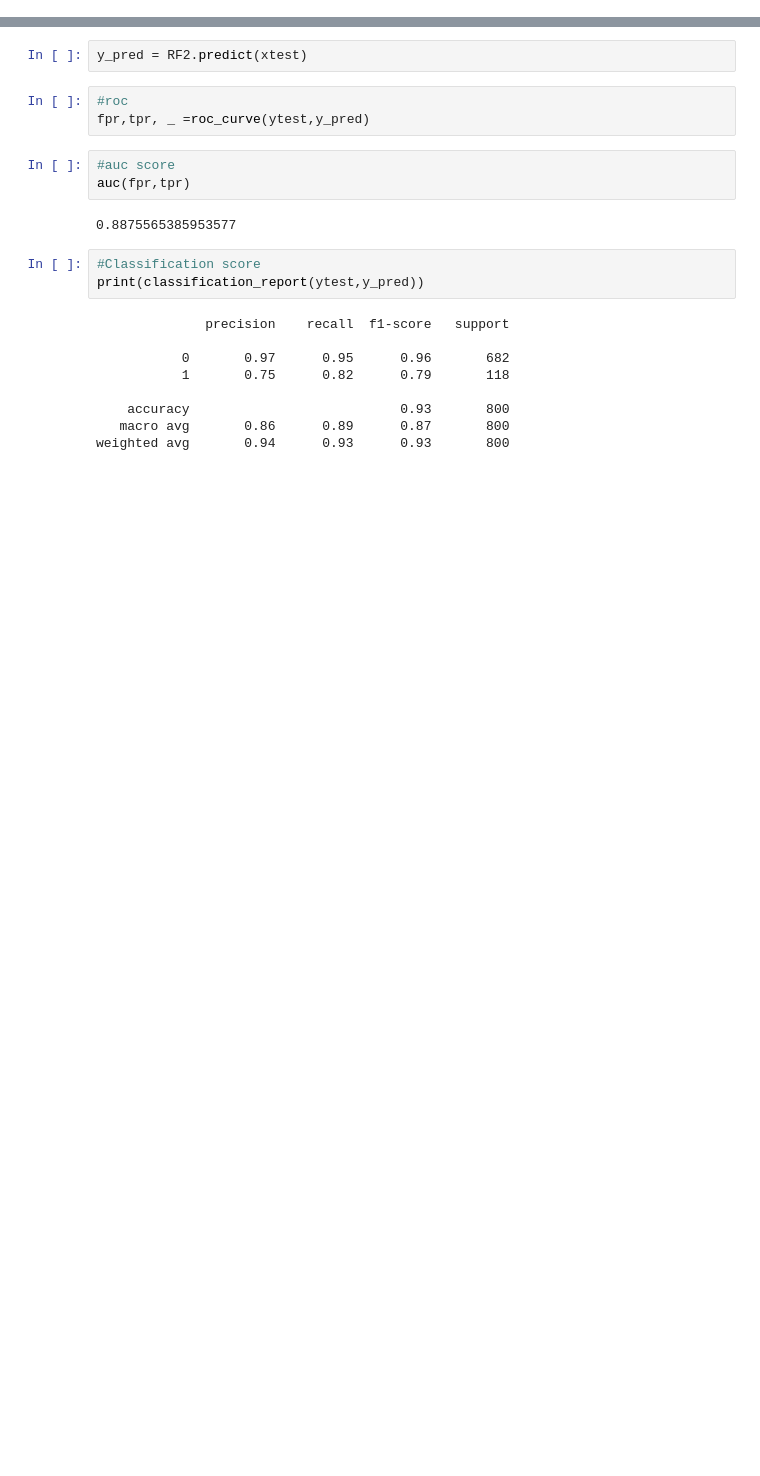
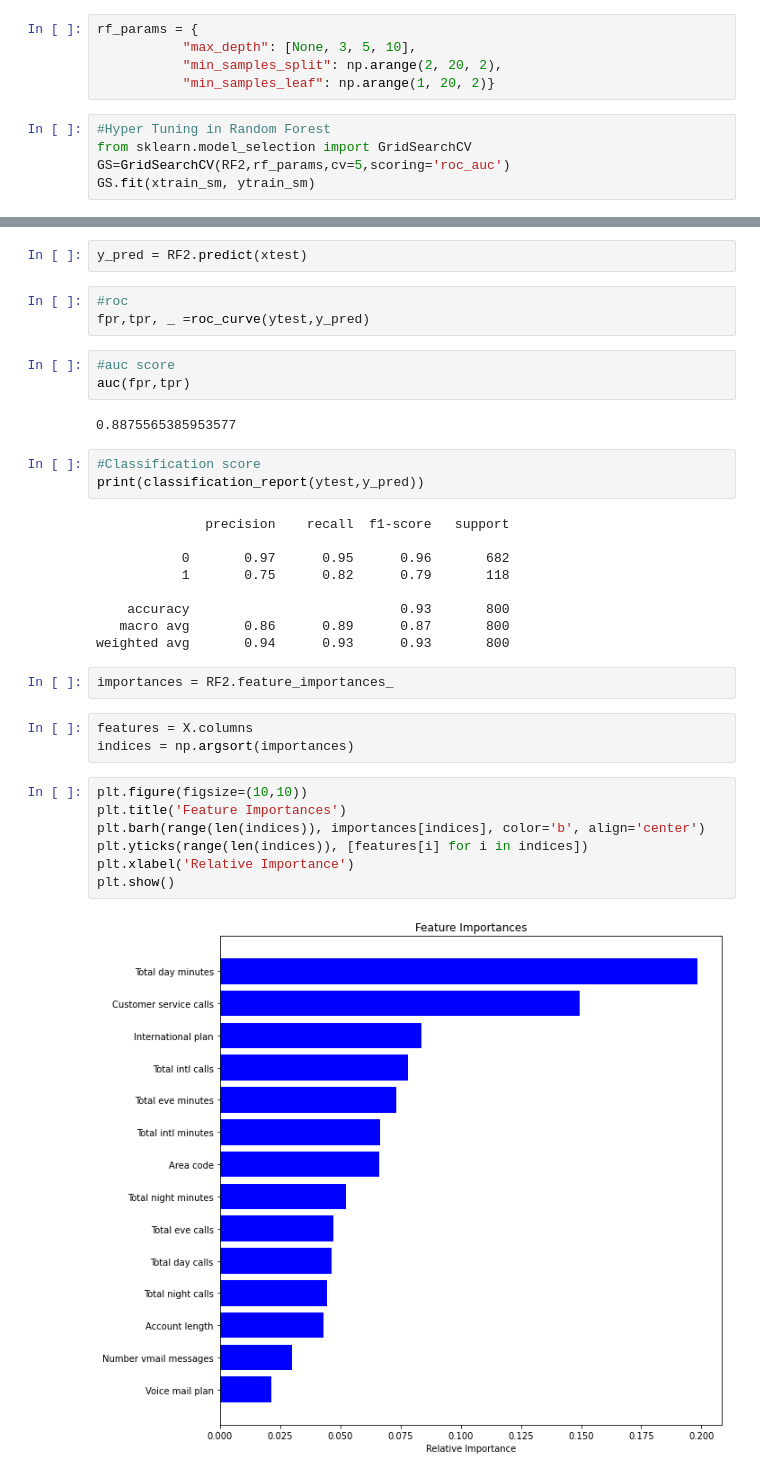
Before and after one commit to Niranjan2909/Telecom-Churn, a Jupyter notebook: Telecom Churn .ipynb, the cells around one changed output, grey strips where cells are left out. Drawn from its saved outputs; the diff is of its cells as text; blank space fills up the shorter version.

```diff
--- a/Telecom Churn .ipynb
+++ b/Telecom Churn .ipynb
@@ -558,3 +525,13 @@ xtrain, xtest, ytrain, ytest = train_test_split(X_tr,Y,test_size = 0.3,random_st
 xtrain_sm, ytrain_sm = sm.fit_resample(xtrain,ytrain)
 # %%
 RF2=RandomForestClassifier(n_estimators=200,criterion='entropy',random_state=0)
+# %%
+rf_params = {
+           "max_depth": [None, 3, 5, 10],
+           "min_samples_split": np.arange(2, 20, 2),
+           "min_samples_leaf": np.arange(1, 20, 2)}
+# %%
+#Hyper Tuning in Random Forest
+from sklearn.model_selection import GridSearchCV
+GS=GridSearchCV(RF2,rf_params,cv=5,scoring='roc_auc')
+GS.fit(xtrain_sm, ytrain_sm)
@@ -591,3 +590,17 @@ print(classification_report(ytest,y_pred))
     accuracy                           0.93       800
    macro avg       0.86      0.89      0.87       800
 weighted avg       0.94      0.93      0.93       800
+# %%
+importances = RF2.feature_importances_
+# %%
+features = X.columns
+indices = np.argsort(importances)
+# %%
+plt.figure(figsize=(10,10))
+plt.title('Feature Importances')
+plt.barh(range(len(indices)), importances[indices], color='b', align='center')
+plt.yticks(range(len(indices)), [features[i] for i in indices])
+plt.xlabel('Relative Importance')
+plt.show()
+# %% [output]
+[figure, added]
```
Also changed, not shown: parts of 6 cells of this notebook.
